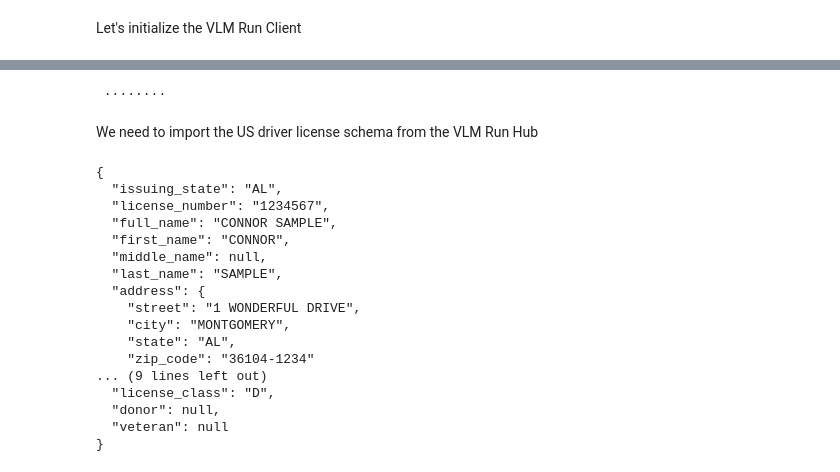
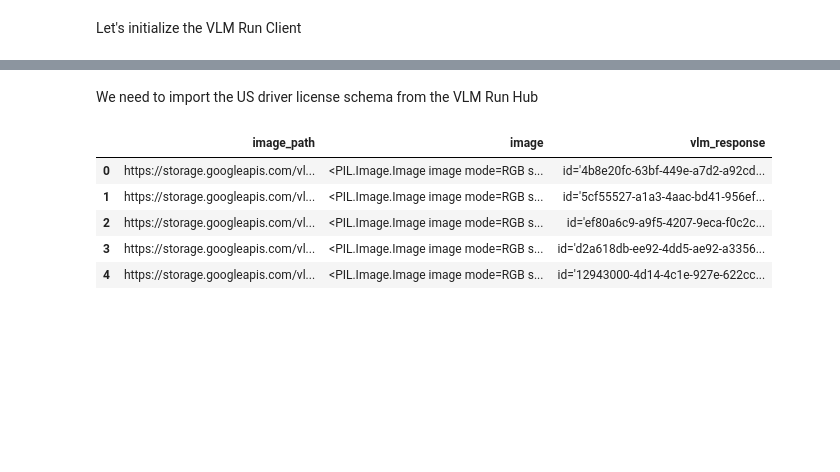
Before and after one commit to vlm-run/vlmrun-cookbook, a Jupyter notebook: notebooks/02_case_study_drivers_license.ipynb, the cells around one changed output, grey strips where cells are left out. Drawn from its saved outputs; the diff is of its cells as text; code cells hidden in the pictures; blank space fills up the shorter version.

Commit message:
In past, we had shown comparison with openai, in update we removed comparison also openai lib

```diff
--- a/notebooks/02_case_study_drivers_license.ipynb
+++ b/notebooks/02_case_study_drivers_license.ipynb
@@ -138,9 +160,0 @@ Let's initialize the OpenAI client to compare it with VLM Run
-# %%
-from openai import OpenAI
-
-OPENAI_API_KEY = os.getenv("OPENAI_API_KEY", None)
-
-if OPENAI_API_KEY is None:
-    OPENAI_API_KEY = getpass.getpass()
-# %% [output]
- ········
@@ -168,53 +163,29 @@ openai_response = openai_client.beta.chat.completions.parse(
-# %%
-print(openai_response.choices[0].message.parsed.model_dump_json(indent=2))
-# %% [output]
-{
-  "issuing_state": "AL",
-  "license_number": "1234567",
-  "full_name": "CONNOR SAMPLE",
-  "first_name": "CONNOR",
-  "middle_name": null,
-  "last_name": "SAMPLE",
-  "address": {
-    "street": "1 WONDERFUL DRIVE",
-    "city": "MONTGOMERY",
-    "state": "AL",
-    "zip_code": "36104-1234"
-... (9 lines left out)
-  "license_class": "D",
-  "donor": null,
-  "veteran": null
-}
 # %%
 from vlmrun.hub.schemas.document.us_drivers_license import USDriversLicense
 
 def get_responses(df: pd.DataFrame) -> pd.DataFrame:
 
     def process_single_image(image):
         # Generate the response for the image using VLM Run
         vlm_response = client.image.generate(
             images=[image],
             domain="document.us-drivers-license"
         )
-        # Generate the response for the image using OpenAI
-        openai_response = openai_client.beta.chat.completions.parse(
-            model="gpt-4o-mini",
-            messages=[{
-                "role": "user",
-                "content": [
-                    {"type": "text", "text": "Extract the driver's license details."},
-                    {"type": "image_url", "image_url": {"url": encode_image(image, format="JPEG")}}
-                ],
-            }],
-            response_format=patch_response_format(USDriversLicense),
-            temperature=0,
-        )
 
         return pd.Series({
             'vlm_response': vlm_response,
-            'openai_response': openai_response
         })
 
     # Process all images and combine results
     responses = df['image'].apply(process_single_image)
     return pd.concat([df, responses], axis=1)
+
+df_results = get_responses(df)
+df_results.head()
+# %% [output]
+|  | image_path | image | vlm_response |
+| 0 | https://storage.googleapis.com/vl... | <PIL.Image.Image image mode=RGB s... | id='4b8e20fc-63bf-449e-a7d2-a92cd... |
+| 1 | https://storage.googleapis.com/vl... | <PIL.Image.Image image mode=RGB s... | id='5cf55527-a1a3-4aac-bd41-956ef... |
+| 2 | https://storage.googleapis.com/vl... | <PIL.Image.Image image mode=RGB s... | id='ef80a6c9-a9f5-4207-9eca-f0c2c... |
+| 3 | https://storage.googleapis.com/vl... | <PIL.Image.Image image mode=RGB s... | id='d2a618db-ee92-4dd5-ae92-a3356... |
+| 4 | https://storage.googleapis.com/vl... | <PIL.Image.Image image mode=RGB s... | id='12943000-4d14-4c1e-927e-622cc... |
```
Also changed, not shown: parts of 16 cells of this notebook.
